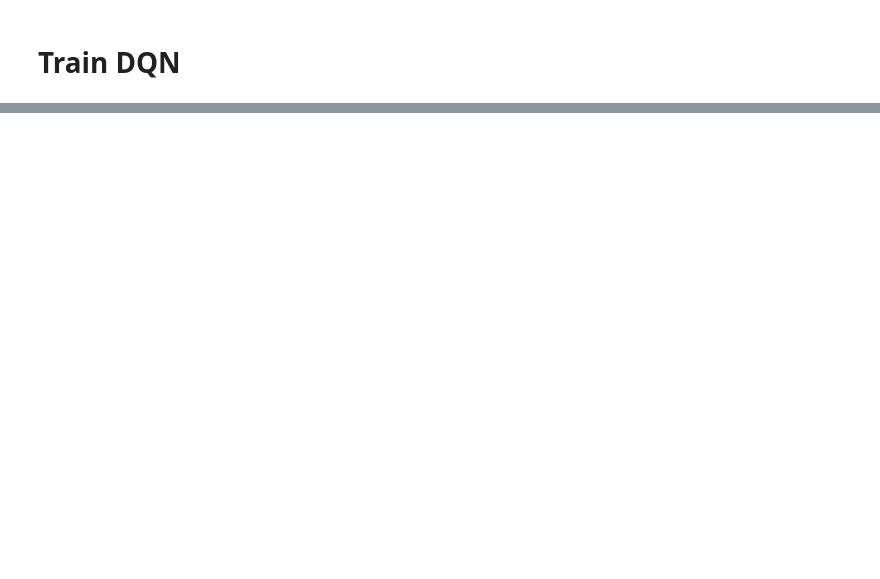
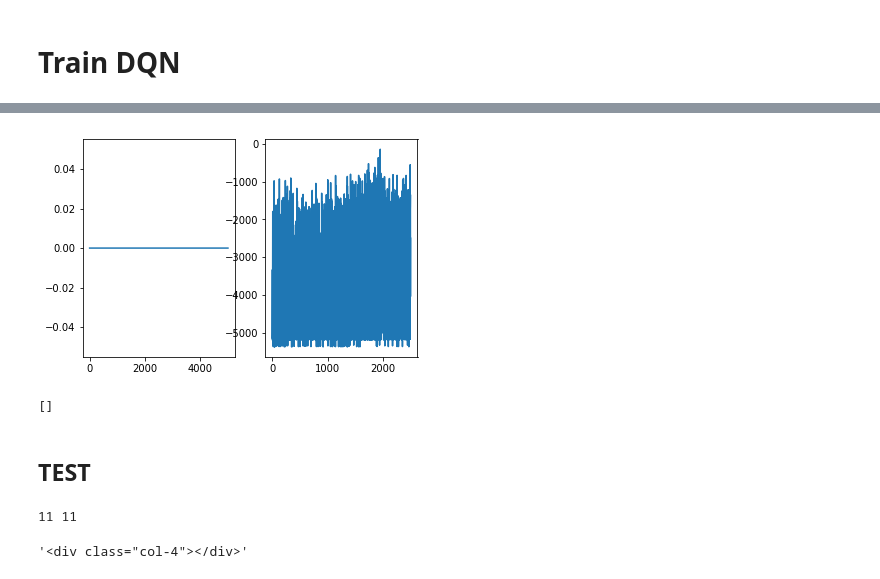
Before and after one commit to binh-vu/sketch2code, a Jupyter notebook: notebooks/dqn_toy.ipynb, the cells around one changed output, grey strips where cells are left out. Cells and saved outputs as stored; diff of their text form; code cells hidden in the pictures; blank space fills up the shorter version.

```diff
--- a/notebooks/dqn_toy.ipynb
+++ b/notebooks/dqn_toy.ipynb
@@ -74,0 +101,38 @@ memory = ReplayMemory(10000)
+# %%
+optimizer = optim.RMSprop(policy_q.parameters())
+memory = ReplayMemory(5000)
+
+g.step_done = 0
+num_episodes = 5000
+accum_rewards = []
+accum_done = []
+
+for i_episode in tqdm(range(num_episodes), desc='eps'):
+    # Initialize the environment and state
+    env.reset()
+    accum_rewards.append([])
+
+    for i in tqdm(range(g.MAX_EPS_LEN), desc='actions', disable=True):
+        obs = env.obs
+        action = select_action(policy_q, env_creator, obs, g, device)
+        next_obs, reward, done, _ = env.step(action)
+
+        accum_rewards[-1].append(reward)
+        # Store the transition in memory
+        memory.push(obs, action.action_id, next_obs, reward, not done)
+
+        # Perform one step of the optimization (on the target network)
+        optimize_model(policy_q, target_q, optimizer, env_creator, memory, g, device)
+
+        if done:
+            break
+
+        if sum(accum_rewards[-1][-7:]) <= env.semantic_penalty * 2:
+            # this eps violate two semantic constraint so we stop
+            break
+
+    accum_done.append(done)
+
+    # Update the target network, copying all weights and biases in DQN
+    if i_episode % g.TARGET_UPDATE == 0:
+        target_q.load_state_dict(policy_q.state_dict())
@@ -74,0 +147,22 @@ memory = ReplayMemory(10000)
+# %%
+fig, ax = plt.subplots(1, 2)
+ax[0].plot(accum_done)
+mean_rewards = [np.mean(values) for values in accum_rewards]
+ax[1].plot(mean_rewards[::2])
+plt.show()
+# %% [output]
+[figure, added]
+# %%
+[(i, x) for i, x in enumerate(mean_rewards) if x > 0]
+# %% [output]
+[]
+# %% [markdown]
+## TEST
+# %%
+print(g.n_actions, len(env_creator.actions))
+# %% [output]
+11 11
+# %%
+env.obs.curr_tag.to_body()
+# %% [output]
+'<div class="col-4"></div>'
```
Also changed, not shown: parts of 22 cells of this notebook, 14 other files.
